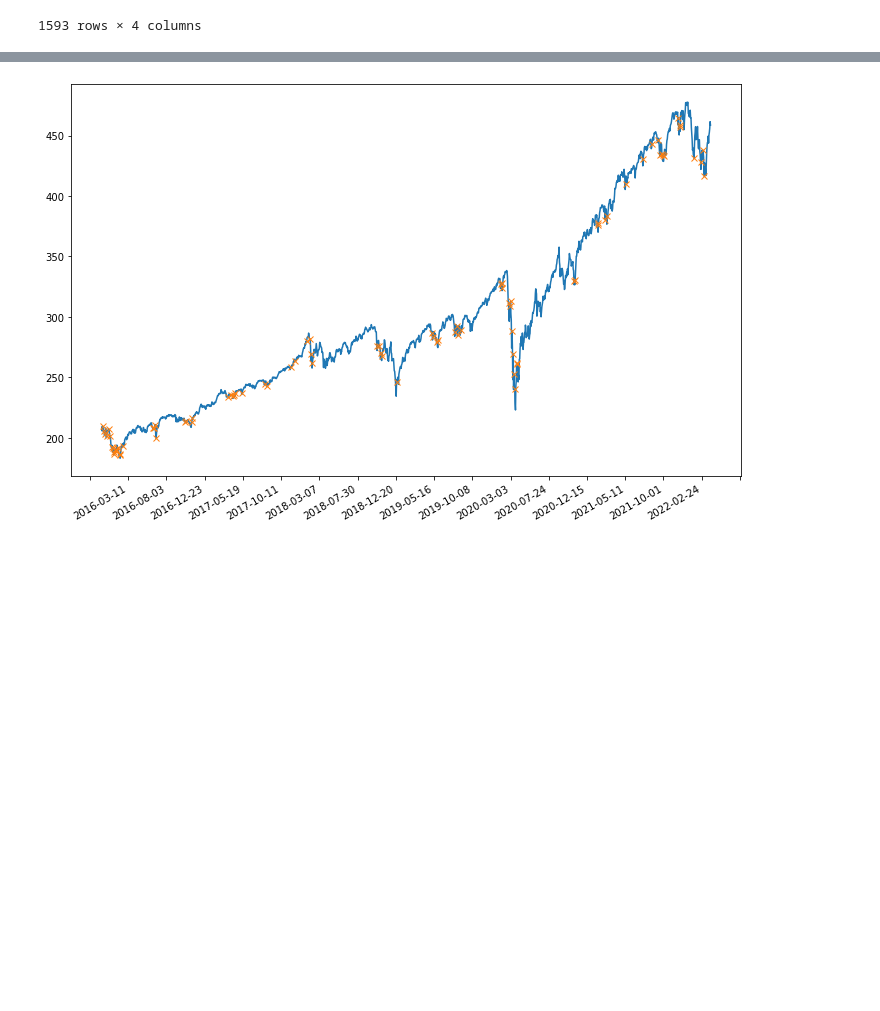
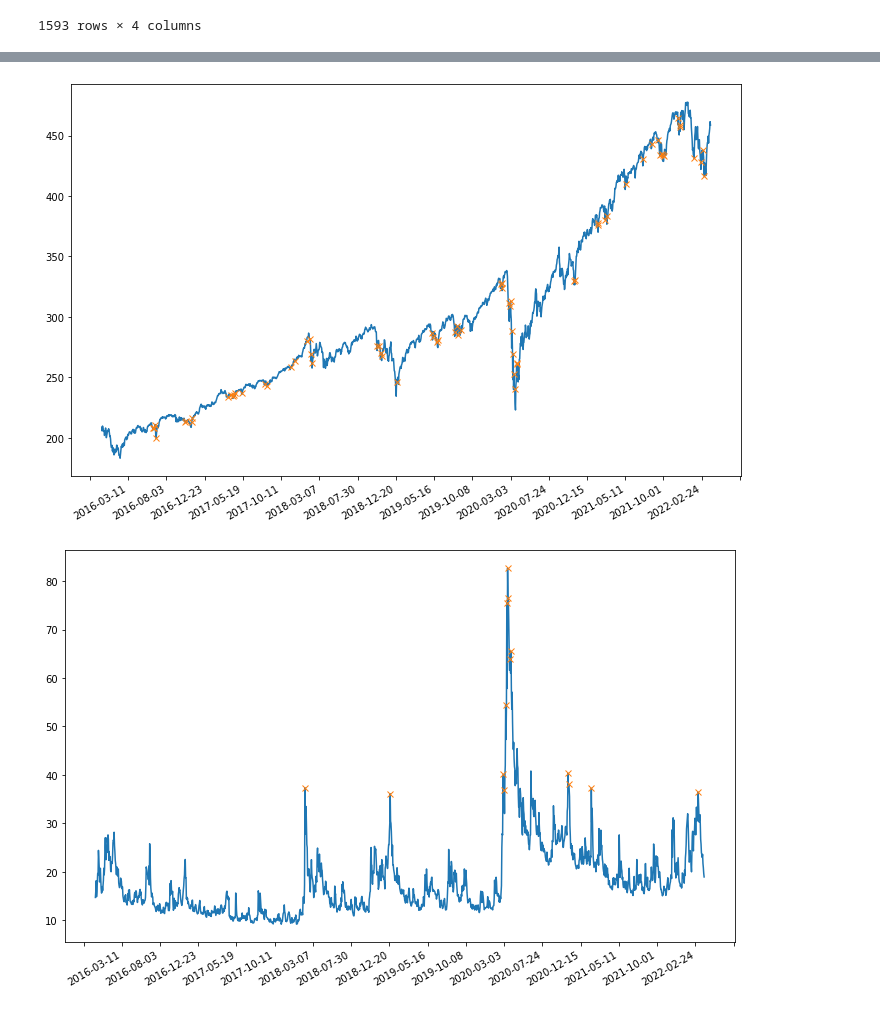
Before and after one commit to JoeHGeoghegan/VIX_Timing_The_Market, a Jupyter notebook: Notebooks/Joe.ipynb, the cells around one changed output, grey strips where cells are left out. Saved outputs shown, nothing was run; the diff lists cells and outputs as text; code cells hidden in the pictures; blank space fills up the shorter version.

```diff
--- a/Notebooks/Joe.ipynb
+++ b/Notebooks/Joe.ipynb
@@ -117,18 +117,28 @@ np_thresh = np.array(thresh)
 # zipper = list(zip([0]*len(thresh),thresh))
 peakArray = sps.find_peaks(df,height=np_thresh)
 # %%
-def peaks_std(df:pd.DataFrame, stds,roll):
+Simulated_Q3=16.76
+Simulated_95_up = 34
+def peaks_std(df:pd.DataFrame, stds,roll,MinLine=None):
     rollMean = df.rolling(window=roll).mean()
     rollSTD = df.rolling(window=roll).std()
-    thresh = (rollMean+rollSTD*stds).to_list()
-    thresh[:roll]=[0]*roll
+    thresh_df = (rollMean+rollSTD*stds)
+
+    if MinLine != None :
+        thresh_df.loc[thresh_df<MinLine] = MinLine
+        thresh_df
+
+    thresh = thresh_df.to_list()
+    thresh[:roll]=[100]*roll
+
     np_thresh = np.array(thresh)
-    # zipper = list(zip([0]*len(thresh),thresh))
+
     peakArray = sps.find_peaks(df,height=np_thresh)
     return df[peakArray[0]]
 
 peaks = peaks_std(Peak_data['VIX_close'],stds=1.5,roll=60)
-# peaks
+peak_noiseless  = peaks_std(Peak_data['VIX_close'],stds=1.5,roll=60, MinLine=Simulated_95_up)
+# Peak_data.loc[peaks.index]
 # %%
 def plot_with_marks(data,markdata,on_data_line=True):
     plt.plot(data.index,data.to_list())
@@ -149,4 +159,8 @@ plot_with_marks(Peak_data['VIX_close'],peaks)
 # %%
 plot_with_marks(Peak_data['SPY_close'],peaks)
 # %% [output]
-[figure, old version]
+[figure, new version]
+# %%
+plot_with_marks(Peak_data['VIX_close'],peak_noiseless)
+# %% [output]
+[figure, added]
```
Also changed, not shown: parts of 5 cells of this notebook.
